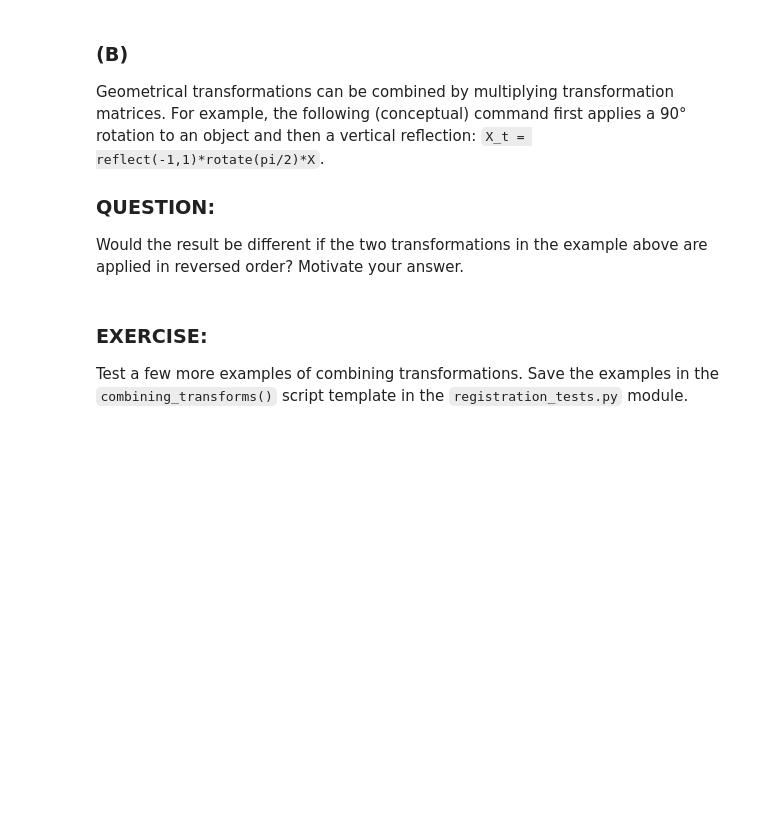
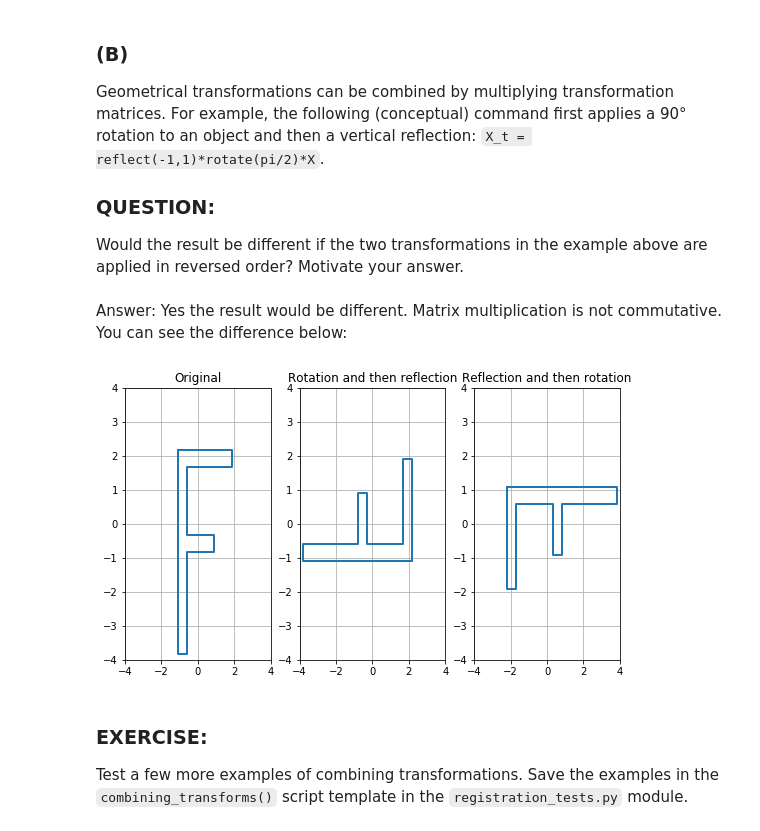
Before and after one commit to missweirdo/8dc00-mia, a Jupyter notebook: notebooks/registration_exercise_1.ipynb, the cells around one changed output. Cells and saved outputs as stored; diff of their text form; code cells hidden in the pictures; blank space fills up the shorter version.

```diff
--- a/notebooks/registration_exercise_1.ipynb
+++ b/notebooks/registration_exercise_1.ipynb
@@ -46,6 +65,17 @@ Geometrical transformations can be combined by multiplying transformation matric
 
 ### QUESTION:
 Would the result be different if the two transformations in the example above are applied in reversed order? Motivate your answer.
+# %% [markdown]
+Answer: Yes the result would be different. Matrix multiplication is not commutative. You can see the difference below:
+# %%
+%matplotlib inline
+import sys
+sys.path.append("../code")
+from registration_tests import image_order_example
+
+image_order_example()
+# %% [output]
+[figure, added]
 # %% [markdown]
 ### EXERCISE:
 Test a few more examples of combining transformations. Save the examples in the `combining_transforms()` script template in the `registration_tests.py` module.
```
Also changed, not shown: parts of 8 cells of this notebook, 7 other files.
